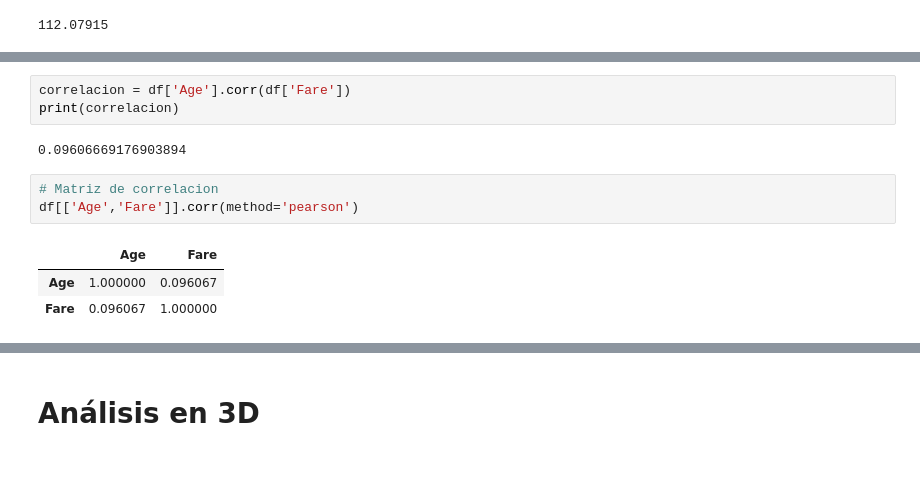
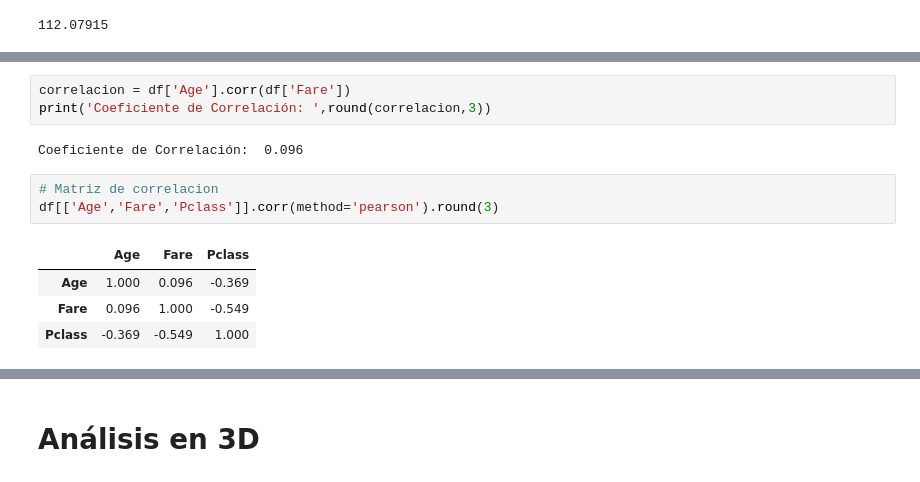
Before and after one commit to xlisouski/CursoDS, a Jupyter notebook: 10_Visualizaciones.ipynb, the cells around one changed output, grey strips where cells are left out. Cells and saved outputs as stored; diff of their text form.

```diff
--- a/10_Visualizaciones.ipynb
+++ b/10_Visualizaciones.ipynb
@@ -78,14 +103,15 @@ sns.scatterplot(data = df[(df['Fare'] < percentil_95_fare)],
 [figure]
 # %%
 correlacion = df['Age'].corr(df['Fare'])
-print(correlacion)
+print('Coeficiente de Correlación: ',round(correlacion,3))
 # %% [output]
-0.09606669176903894
+Coeficiente de Correlación:  0.096
 # %%
 # Matriz de correlacion
-df[['Age','Fare']].corr(method='pearson')
+df[['Age','Fare','Pclass']].corr(method='pearson').round(3)
 # %% [output]
-|  | Age | Fare |
-| Age | 1.000000 | 0.096067 |
-| Fare | 0.096067 | 1.000000 |
+|  | Age | Fare | Pclass |
+| Age | 1.000 | 0.096 | -0.369 |
+| Fare | 0.096 | 1.000 | -0.549 |
+| Pclass | -0.369 | -0.549 | 1.000 |
 # %%
```
Also changed, not shown: parts of 17 cells of this notebook, 1 other file.
